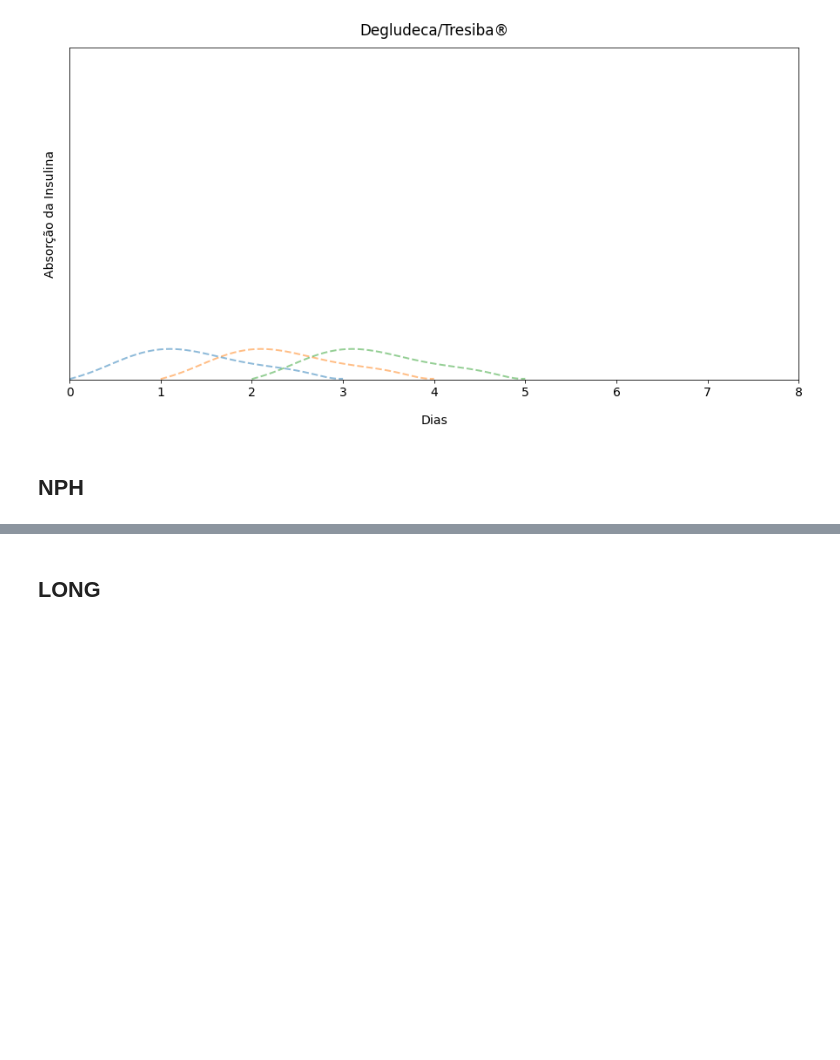
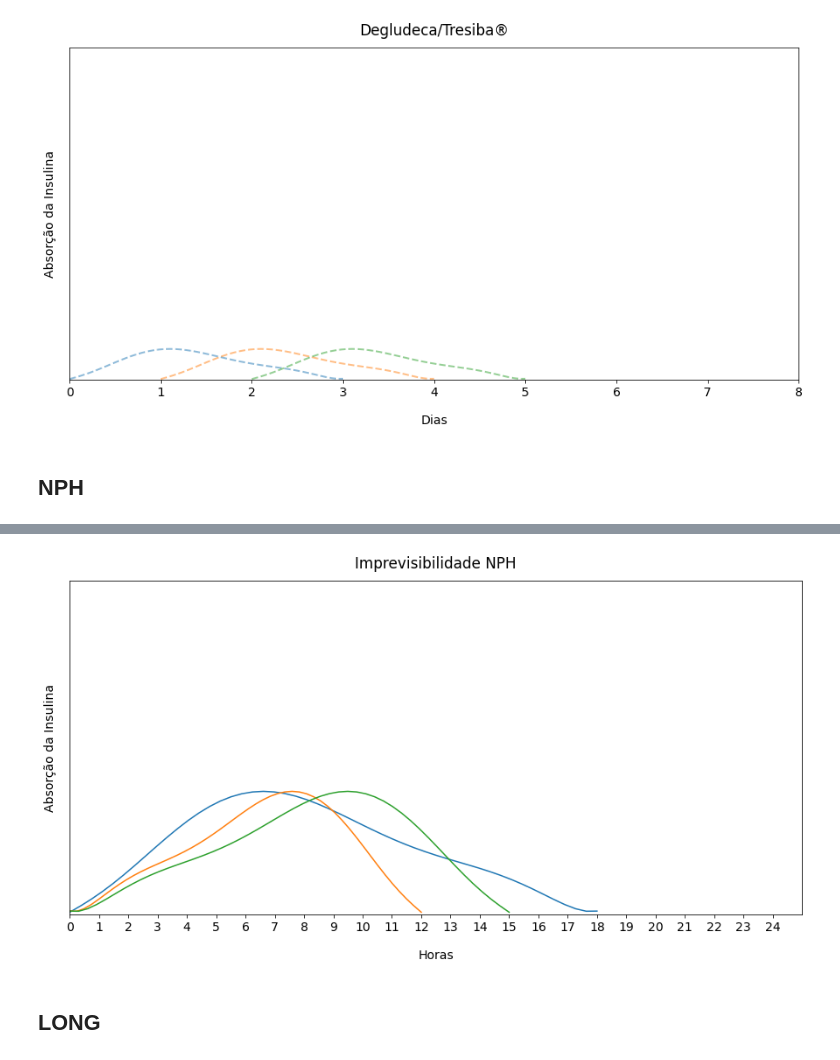
Before and after one commit to Bunoviske/LoopIOB, a Jupyter notebook: SlowInsulinCurves.ipynb, the cells around one changed output, grey strips where cells are left out. Saved outputs shown, nothing was run; the diff lists cells and outputs as text; code cells hidden in the pictures; blank space fills up the shorter version.

```diff
--- a/SlowInsulinCurves.ipynb
+++ b/SlowInsulinCurves.ipynb
@@ -210,3 +275,36 @@ plt.show()
+# %%
+#take nph data
+nphX1 = totalInsulinX
+nphY1 = totalInsulinY
+# %%
+#take nph data
+nphX2 = totalInsulinX
+nphY2 = totalInsulinY
+# %%
+#take nph data
+nphX3 = totalInsulinX
+nphY3 = totalInsulinY
+# %%
+fig = plt.figure(figsize=(15,7))
+ax = fig.add_subplot(111)
+ax.set_title('Imprevisibilidade NPH',pad=15)
+ax.set_xlabel('Horas', labelpad=18)
+ax.set_ylabel('Absorção da Insulina', labelpad=15)
+plt.rcParams.update({'font.size': 14})
+plt.xticks(range(0, 25))
+plt.xlim(0, 25)
+plt.ylim(0, 10)
+ax.get_yaxis().set_ticks([])
+
+plt.plot(nphX1, nphY1)
+plt.plot(nphX2, nphY2)
+plt.plot(nphX3, nphY3)
+#plt.plot([number / 24 for number in totalInsulinX], totalInsulinY)
+#plt.plot(totalInsulinX, 2.5*np.ones(len(totalInsulinX)), '--', alpha=0.5,linewidth=2)
+
+plt.show()
+# %% [output]
+[figure, added]
 # %% [markdown]
 ## LONG
 # %%
```
Also changed, not shown: parts of 4 cells of this notebook.
